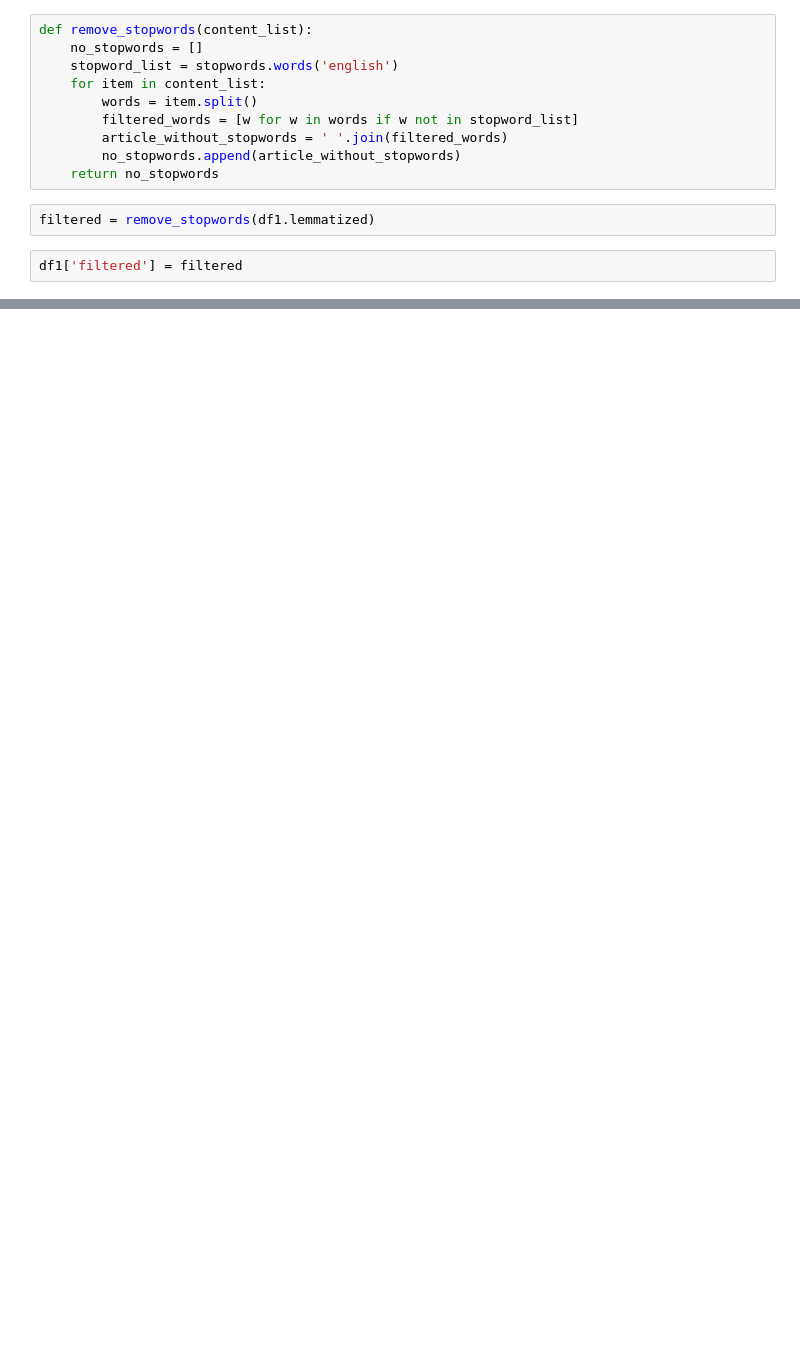
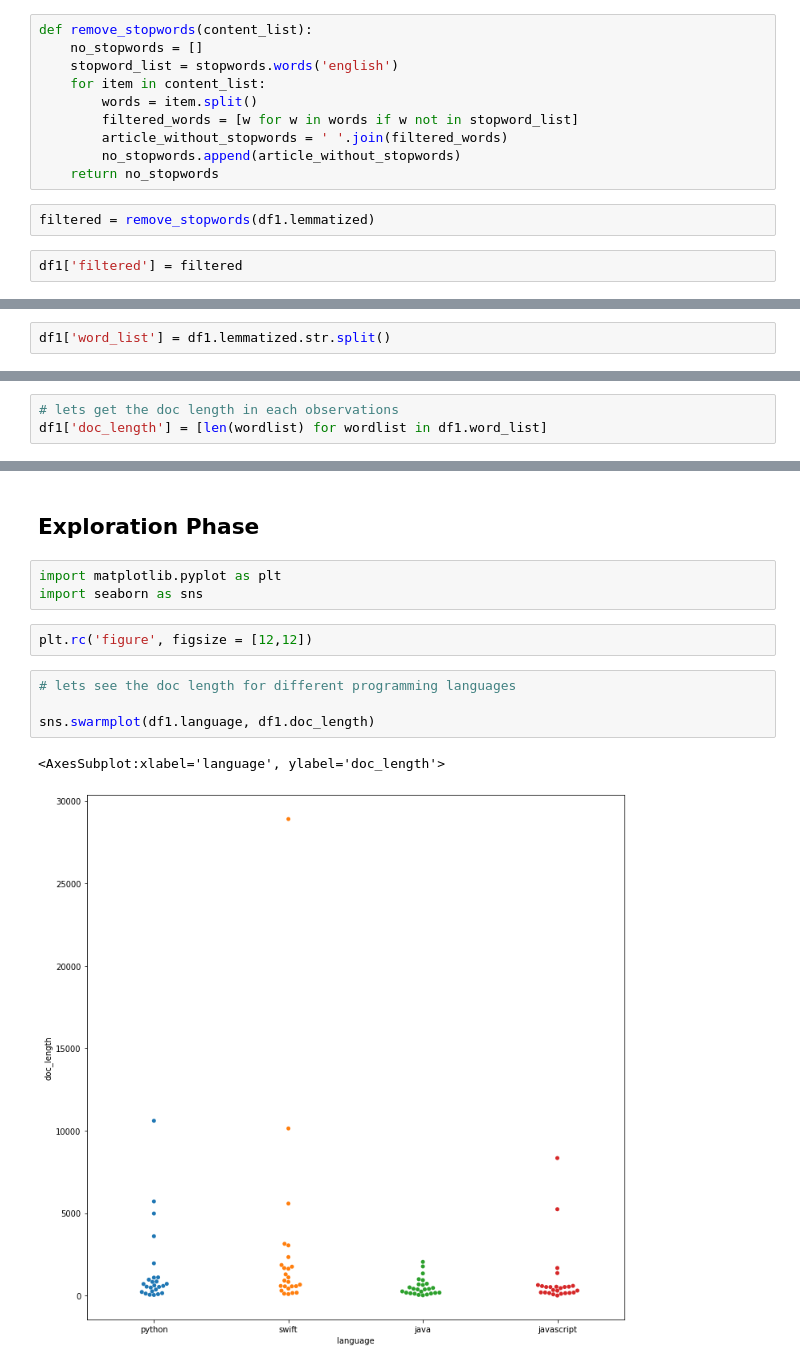
Before and after one commit to Codeup-B-Squared/NLP-Analysis, a Jupyter notebook: acquire-scratchpad-Mainali.ipynb, the cells around one changed output, grey strips where cells are left out. Drawn from its saved outputs; the diff is of its cells as text; blank space fills up the shorter version.

Commit message:
Exploration

```diff
--- a/acquire-scratchpad-Mainali.ipynb
+++ b/acquire-scratchpad-Mainali.ipynb
@@ -382,0 +381,2 @@ df1.head()
+# %%
+df1['word_list'] = df1.lemmatized.str.split()
@@ -382,0 +512,3 @@ df1.head()
+# %%
+# lets get the doc length in each observations
+df1['doc_length'] = [len(wordlist) for wordlist in df1.word_list]
@@ -382,0 +531,14 @@ df1.head()
+# %% [markdown]
+## Exploration Phase
+# %%
+import matplotlib.pyplot as plt
+import seaborn as sns
+# %%
+plt.rc('figure', figsize = [12,12])
+# %%
+# lets see the doc length for different programming languages
+
+sns.swarmplot(df1.language, df1.doc_length)
+# %% [output]
+<AxesSubplot:xlabel='language', ylabel='doc_length'>
+[figure, added]
```
Also changed, not shown: parts of 36 cells of this notebook.
